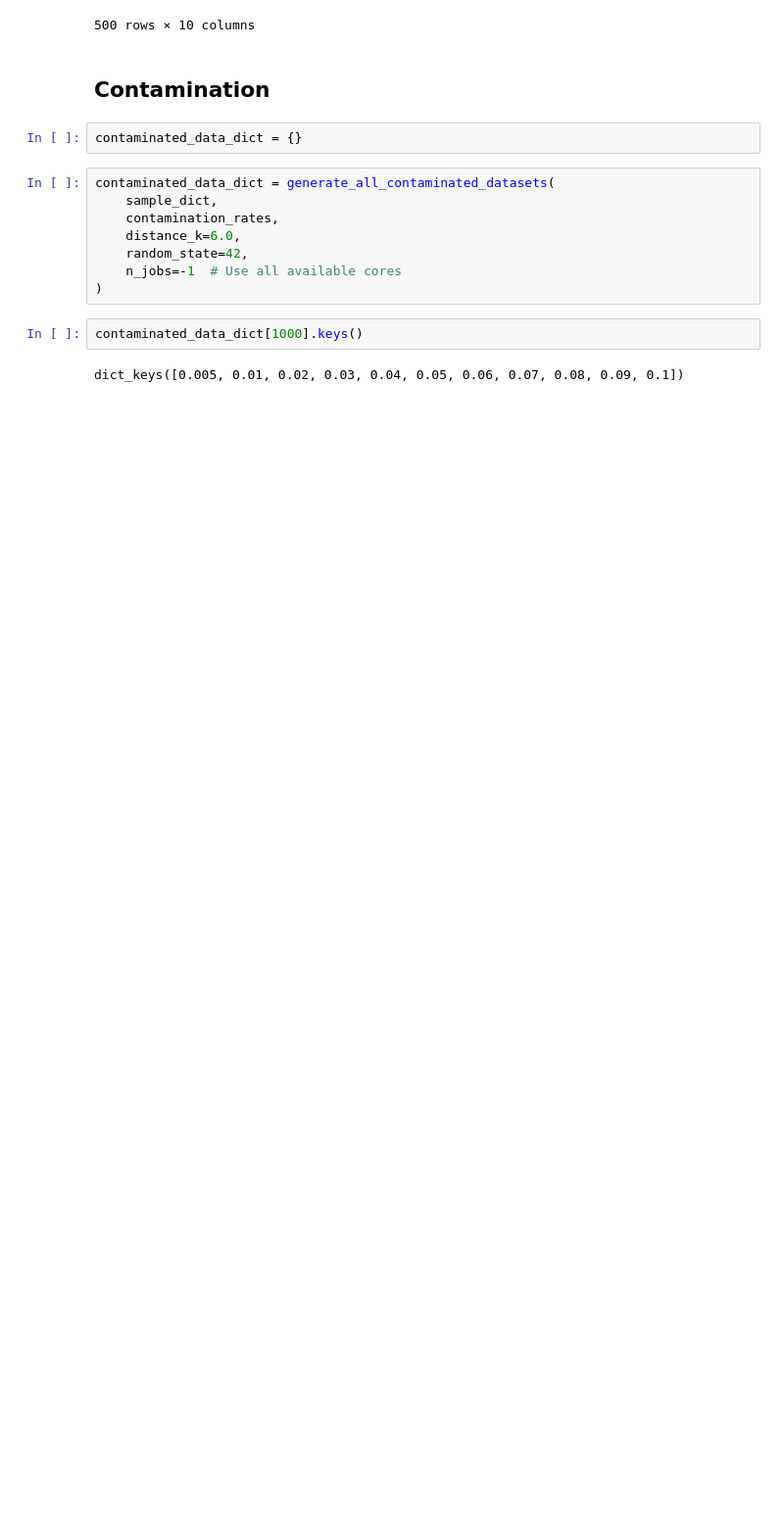
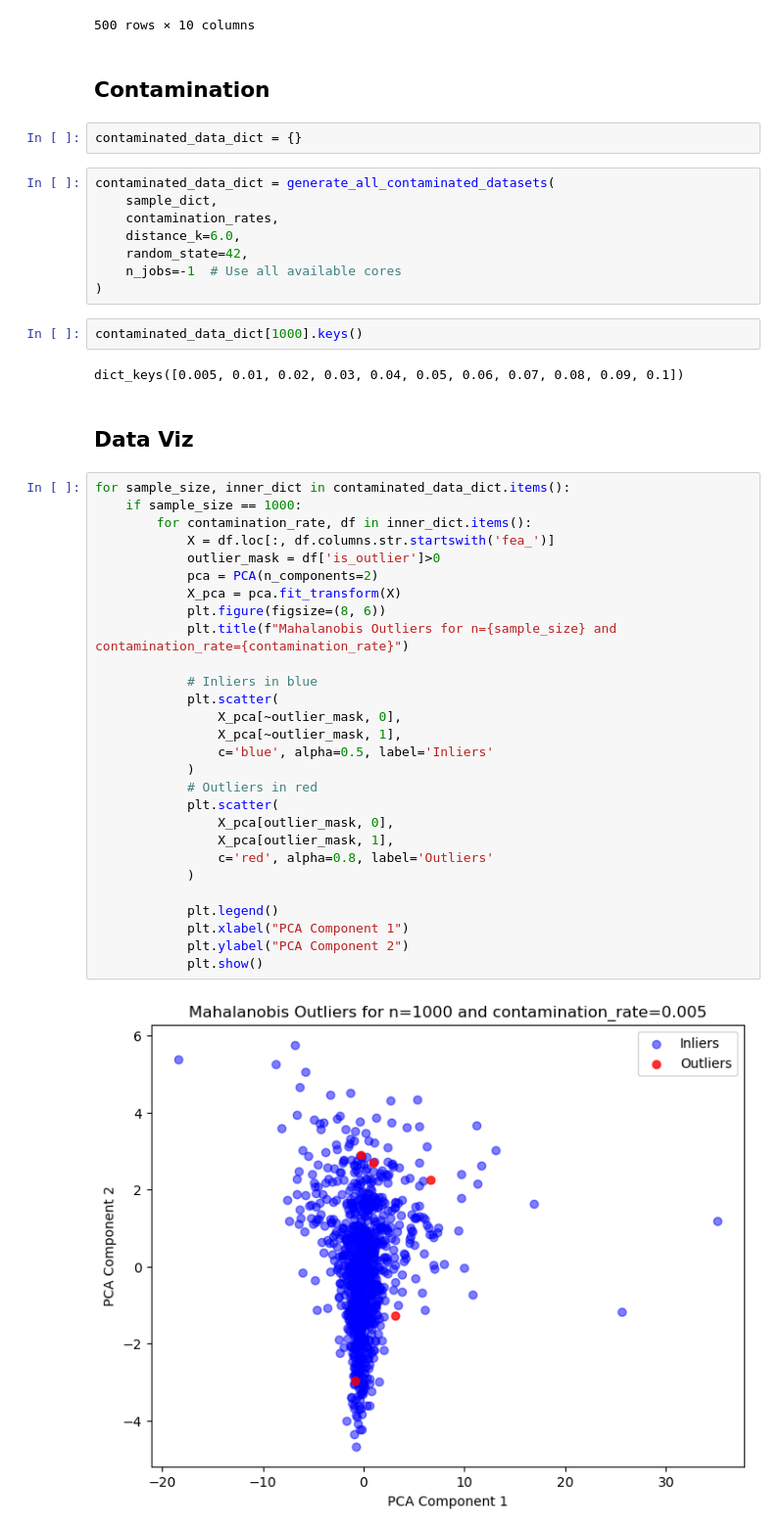
Before and after one commit to SaoodHusain/outlier_proj, a Jupyter notebook: olp_v2.ipynb, the cells around one changed output. Shown at 98% size. Saved outputs shown, nothing was run; the diff lists cells and outputs as text; blank space fills up the shorter version.

Commit message:
Added PCA data viz

```diff
--- a/olp_v2.ipynb
+++ b/olp_v2.ipynb
@@ -324,3 +324,35 @@ contaminated_data_dict = generate_all_contaminated_datasets(
 contaminated_data_dict[1000].keys()
 # %% [output]
 dict_keys([0.005, 0.01, 0.02, 0.03, 0.04, 0.05, 0.06, 0.07, 0.08, 0.09, 0.1])
+# %% [markdown]
+## Data Viz
+# %%
+for sample_size, inner_dict in contaminated_data_dict.items():
+    if sample_size == 1000:
+        for contamination_rate, df in inner_dict.items():
+            X = df.loc[:, df.columns.str.startswith('fea_')]
+            outlier_mask = df['is_outlier']>0
+            pca = PCA(n_components=2)
+            X_pca = pca.fit_transform(X)
+            plt.figure(figsize=(8, 6))
+            plt.title(f"Mahalanobis Outliers for n={sample_size} and contamination_rate={contamination_rate}")
+
+            # Inliers in blue
+            plt.scatter(
+                X_pca[~outlier_mask, 0],
+                X_pca[~outlier_mask, 1],
+                c='blue', alpha=0.5, label='Inliers'
+            )
+            # Outliers in red
+            plt.scatter(
+                X_pca[outlier_mask, 0],
+                X_pca[outlier_mask, 1],
+                c='red', alpha=0.8, label='Outliers'
+            )
+
+            plt.legend()
+            plt.xlabel("PCA Component 1")
+            plt.ylabel("PCA Component 2")
+            plt.show()
+# %% [output]
+[figure, added]
```
Also changed, not shown: parts of 1 cell of this notebook.
